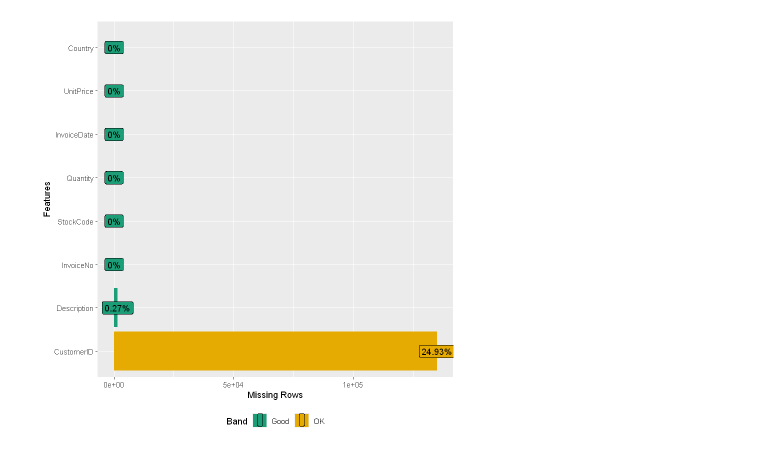
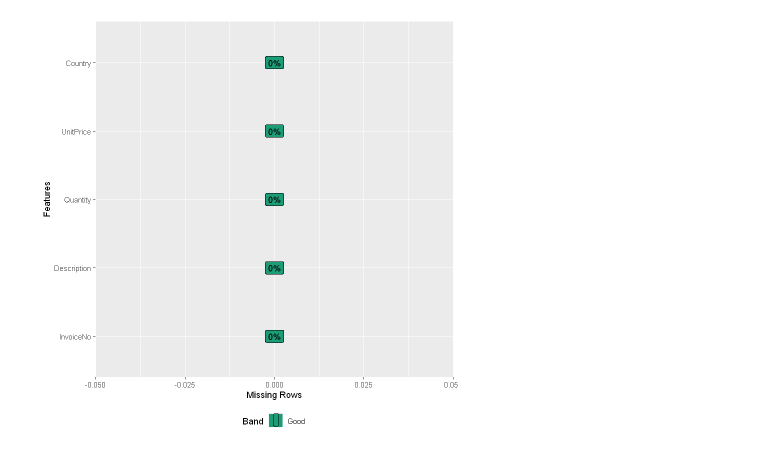
Before and after one commit to lfernando123/MBA_For_OnlineRetailData, a Jupyter notebook: data_understanding.ipynb, the cells around one changed output. Saved outputs shown, nothing was run; the diff lists cells and outputs as text; code cells hidden in the pictures.

```diff
--- a/data_understanding.ipynb
+++ b/data_understanding.ipynb
@@ -78,0 +67,4 @@ A summarytools: 8 × 8
+# %%
+# Drop unnecessary columns
+df <- data[, !(names(data) %in% c("StockCode", "InvoiceDate", "CustomerID"))]
+print(df)
@@ -87,0 +115,5 @@ print(missing_data)
+# %%
+data_clean <- df %>%
+  filter(Quantity >= 1, UnitPrice >= 1)
+
+str(data_clean)
@@ -88,5 +127,5 @@ print(missing_data)
 # %%
 # Visualize missing data
-plot_missing(data)
+plot_missing(data_clean)
 # %% [output]
-[figure, old version]
+[figure, new version]
```
Also changed, not shown: parts of 30 cells of this notebook, 1 other file.
